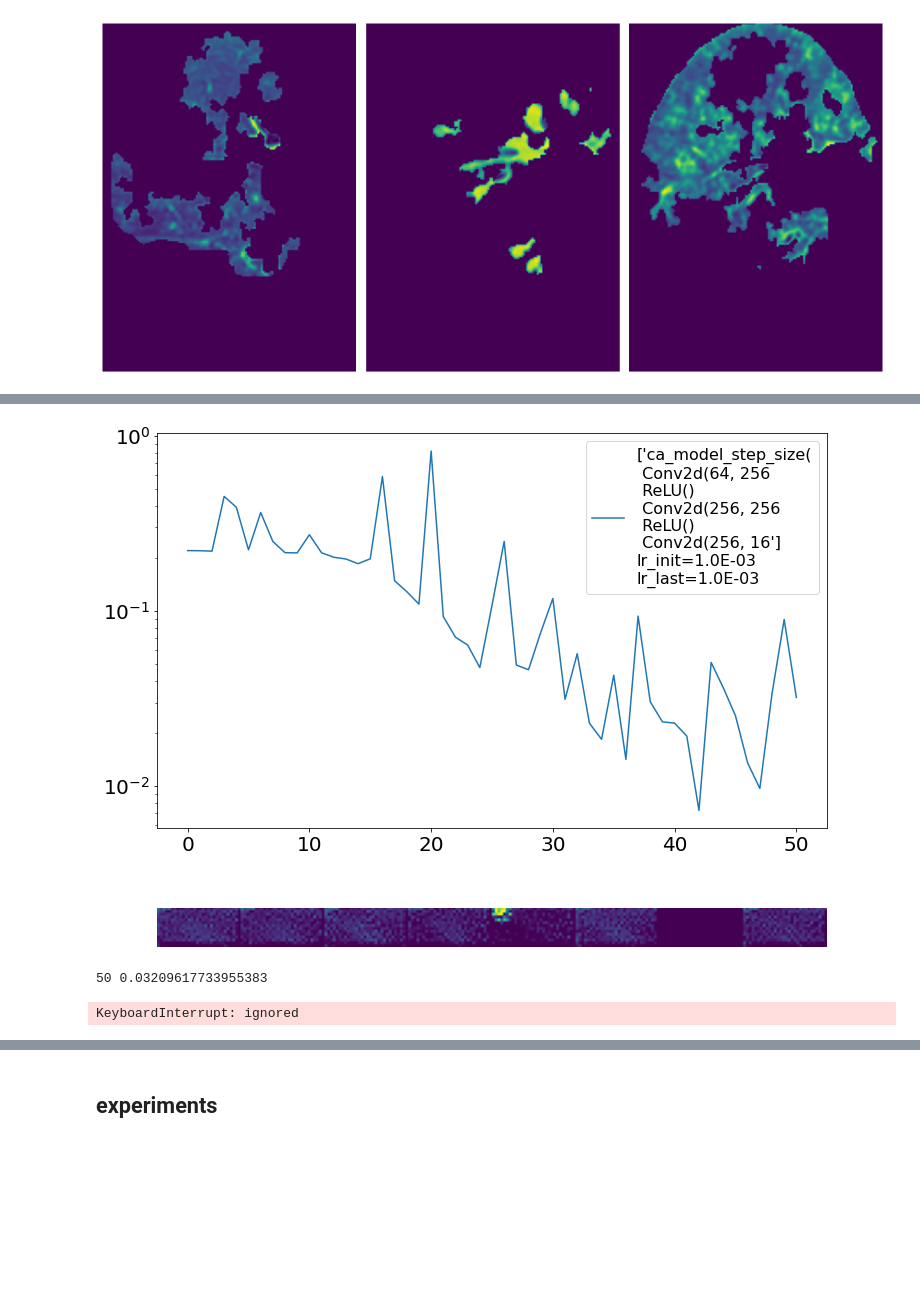
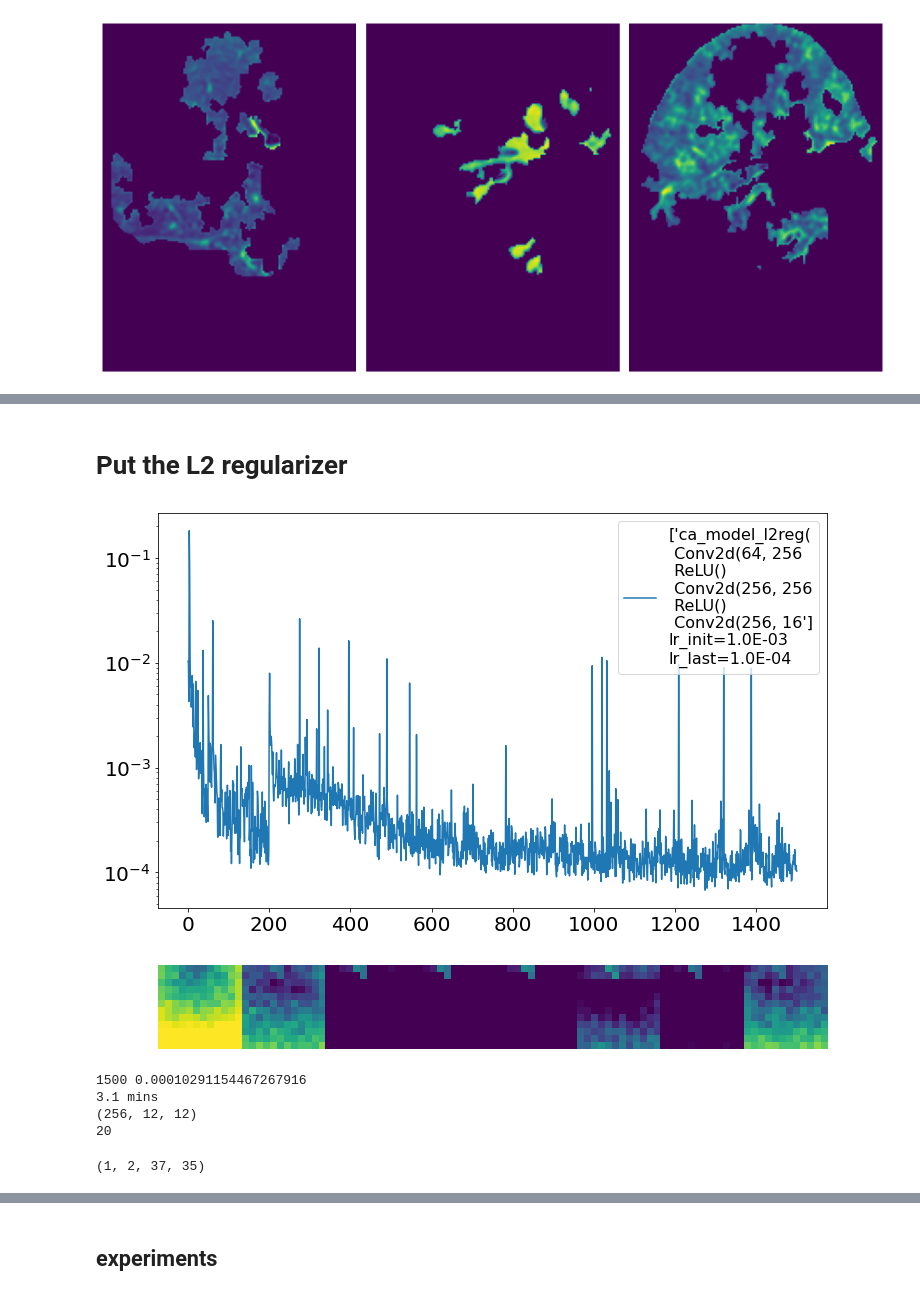
Before and after one commit to octaviomtz/nbdev_c19_synthesis, a Jupyter notebook: 03_index_experiments.ipynb, the cells around one changed output, grey strips where cells are left out. Saved outputs shown, nothing was run; the diff lists cells and outputs as text; code cells hidden in the pictures; blank space fills up the shorter version.

Commit message:
adding ca models CeA_00 and baseline

```diff
--- a/03_index_experiments.ipynb
+++ b/03_index_experiments.ipynb
@@ -150,0 +530,5 @@ for idx, (i,j) in enumerate(zip(targets,seeds)):
+# %%
+for idx_lesion, (target, coord, mask, this_seed) in enumerate(zip(targets, coords, masks, seeds)):
+  if idx_lesion<11:continue
+  if idx_lesion==11:break
+idx_lesion
@@ -150,0 +552,8 @@ for idx, (i,j) in enumerate(zip(targets,seeds)):
+# %%
+# check the intensity change per pixel
+B, H, W = np.shape(out_plots)
+out_plots2 = np.reshape(out_plots, (B,H*W))
+print(np.shape(out_plots2))
+plt.figure(figsize=(12,6))
+for i in range(np.shape(out_plots2)[1]):
+  plt.plot(out_plots2[:,i],c='k', alpha=.1)
@@ -151,26 +578,29 @@ for idx, (i,j) in enumerate(zip(targets,seeds)):
+# %% [markdown]
+# Put the L2 regularizer
 # %%
-# main cellular automata training loop
+# main cellular automata training LOOP
 device = 'cuda'
 num_channels = 16
 epochs = 2500
 sample_size = 8
 GROW_ON_K_ITER = 1
-BACKGROUND_INTENSITY = 0.11 # .01 #0.19
-STEP_SIZE = 1 #.1 .3
-SCALE_MASK = .19 # .1 #0.19
-path_parent = '/content/drive/My Drive/Datasets/covid19/results/cea_synthesis/p07_cellsclamp_fixed_DELETE'
-path_save_synthesis = f'{path_parent}_grow={GROW_ON_K_ITER}_bg={BACKGROUND_INTENSITY:.02f}_step={STEP_SIZE}_scale_mask={SCALE_MASK}_seed_value={SEED_VALUE}/'
+BACKGROUND_INTENSITY = 0.01 # .11 #0.19
+STEP_SIZE = .1 #.3
+SCALE_MASK = 1 # .1 #0.19
+L2REG = .001
+path_parent = '/content/drive/My Drive/Datasets/covid19/results/cea_synthesis/p10_l2reg'
+path_save_synthesis = f'{path_parent}_grow={GROW_ON_K_ITER}_bg={BACKGROUND_INTENSITY:.02f}_step={STEP_SIZE}_scale_mask={SCALE_MASK}_seed_value={SEED_VALUE}_l2reg={L2REG}/'
 Path(path_save_synthesis).mkdir(parents=True, exist_ok=True)
 
 for idx_lesion, (target, coord, mask, this_seed) in enumerate(zip(targets, coords, masks, seeds)):
-  # if idx_lesion<=14:continue
+  # if idx_lesion<4:continue
   # prepare seed
   height, width, _ = np.shape(target)
   seed = np.zeros([1, height, width, num_channels], np.float32)
   for i in range(num_channels-1):
     seed[:,..., i+1] = this_seed
   # initialize model
-  model = ca_model_step_size(device = device, grow_on_k_iter=GROW_ON_K_ITER, background_intensity=BACKGROUND_INTENSITY, step_size=STEP_SIZE, scale_mask=SCALE_MASK)
+  model = ca_model_l2reg(device = device, grow_on_k_iter=GROW_ON_K_ITER, background_intensity=BACKGROUND_INTENSITY, step_size=STEP_SIZE, scale_mask=SCALE_MASK, l2reg=L2REG)
   optimizer = torch.optim.Adam(model.parameters(), lr = 1e-3)
   scheduler = torch.optim.lr_scheduler.MultiStepLR(optimizer, milestones=[1500,2500], gamma=0.1) ## keep 1e-4 longer
   model_str = correct_label_in_plot(model)
@@ -182,7 +612,7 @@ for idx_lesion, (target, coord, mask, this_seed) in enumerate(zip(targets, coord
   seed_pool = torch.repeat_interleave(seed_tensor, repeats = pool_size, dim = 0)
   losses = []
   # train automata
-  target_batch = torch.repeat_interleave(target, repeats = sample_size, dim = 0).to('cuda')
+  target_batch = torch.repeat_interleave(target, repeats = sample_size, dim = 0) .to('cuda')
   start = time()
   alive_masks = []
   mask_diffs=[]
@@ -201,11 +631,11 @@ for idx_lesion, (target, coord, mask, this_seed) in enumerate(zip(targets, coord
     seed_batch[:1] = seed_tensor.to(device)
 
     loss, out, alive_mask, mask_diff = model.train_step(
+        seed = seed_batch,
         target = target_batch,
         target_loss_func = F.mse_loss,
-        iters = inner_iter,
-        seed = seed_batch,
-        current_epoch = i,
+        epochs_inside = inner_iter,
+        epoch_outside = i,
         masked_loss = False
         )
 
@@ -230,38 +660,44 @@ for idx_lesion, (target, coord, mask, this_seed) in enumerate(zip(targets, coord
   model_str_final = model_str_final + f'\nep={i}, {time_total}' # for reconstruction figure
 
   #save model
   torch.save(model.model.state_dict(), f'{path_save_synthesis}weights_{idx_lesion}.pt')
 
   #lesion synthesis
   x = torch.tensor(seed).permute(0,-1,1,2).to(device)
   outs = []
   with torch.no_grad():
     for i,special_sequence in zip(range(256),[1,1,1,3]*64):
       # x = model(x,special_sequence,101)
       x, alive_mask_, mask_diff_ = model(x,i,101)
       # x = model(x,i,i)
       out = np.clip(to_rgb(x[0].permute(-2, -1,0).cpu().detach().numpy()), 0,1)
       outs.append(out)
 
   #save results
   outs_masked = []
   for out_ in outs:
       out_masked = np.squeeze(out_) * target[0,1,...].detach().cpu().numpy()
       out_masked[out_masked==1]=0
       outs_masked.append(out_masked)
-  outs_int = np.asarray(outs_masked)
-  print(np.shape(outs_int))
-  outs_int = np.clip(outs_int, 0 ,1)
-  outs_int = (outs_int*255).astype('int16')
+  outs_float = np.asarray(outs_masked)
+  print(np.shape(outs_float))
+  outs_float = np.clip(outs_float, 0 ,1)
+  # outs_int = (outs_int*255).astype('int16')
   print(idx_lesion)
   # path_save_synthesis = '/content/drive/My Drive/Datasets/covid19/results/cea_synthesis/patient05_superpix_sigma=.2_compact=.1/'
 
-  np.savez_compressed(f'{path_save_synthesis}lesion_{idx_lesion}.npz', outs_int)
+  np.savez_compressed(f'{path_save_synthesis}lesion_{idx_lesion}.npz', outs_float)
   np.save(f'{path_save_synthesis}coords_lesion_{idx_lesion}.npy', coord)
   np.savez_compressed(f'{path_save_synthesis}mask_lesion_{idx_lesion}.npz', mask)
   np.save(f'{path_save_synthesis}loss_lesion_{idx_lesion}.npy', losses)
   np.save(f'{path_save_synthesis}total_time_lesion_{idx_lesion}_{time_total}.npy', time_total)
 # %% [output]
-[figure, old version]
+[figure, new version]
-50 0.03209617733955383
+1500 0.00010291154467267916
+3.1 mins
+(256, 12, 12)
+20
-KeyboardInterrupt: ignored
+# %%
+print(np.shape(target.cpu().numpy()))
+# %% [output]
+(1, 2, 37, 35)
```
Also changed, not shown: parts of 23 cells of this notebook, 8 other files.
